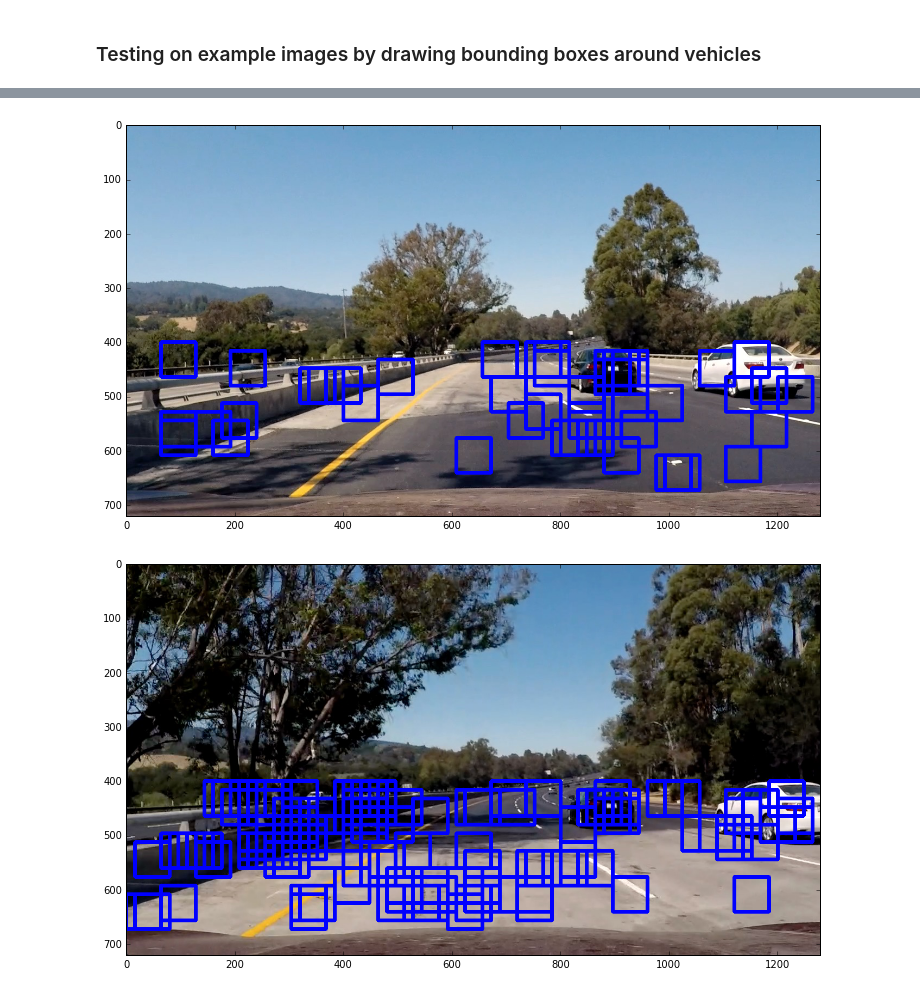
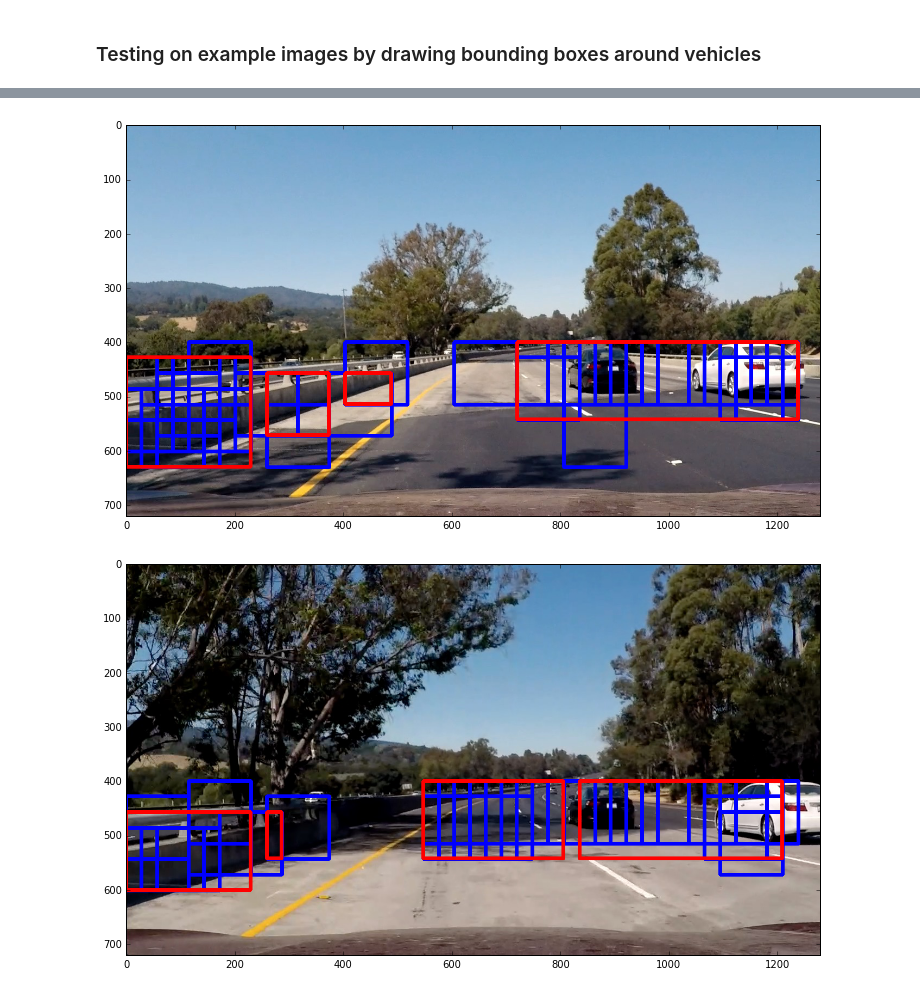
Before and after one commit to da-phil/SDC-vehicle-detection-and-tracking, a Jupyter notebook: vehicle_detection_and_tracking.ipynb, the cells around one changed output, grey strips where cells are left out. Cells and saved outputs as stored; diff of their text form; code cells hidden in the pictures.

```diff
--- a/vehicle_detection_and_tracking.ipynb
+++ b/vehicle_detection_and_tracking.ipynb
@@ -466,2 +491,12 @@ Feature vector length: 6108
 # %% [markdown]
 ### Training classifier and testing accuracy on test set
+# %%
+from sklearn import linear_model
+
+# Use a linear SVC
+svc = LinearSVC(C=10.0)
+# Check the training time for the SVC
+t=time.time()
+svc.fit(X_train, y_train)
+t2 = time.time()
+print("It took {:0.2f} seconds to train SVC...".format(t2-t))
@@ -467,0 +505,7 @@ Feature vector length: 6108
+# %%
+svc_rbf = SVC(kernel="rbf", cache_size=3e3)
+# Check the training time for the SVC
+t=time.time()
+svc_rbf.fit(X_train, y_train)
+t2 = time.time()
+print("It took {:0.2f} seconds to train SVC_rbf...".format(t2-t))
@@ -468 +514,7 @@ Feature vector length: 6108
+# %%
+clf = linear_model.SGDClassifier(max_iter=500, n_jobs=-1, loss="hinge", alpha=0.01, fit_intercept=True)
+t=time.time()
+clf.fit(X_train, y_train)
+t2 = time.time()
+print("It took {:0.2f} seconds to train SGDClassifier...".format(t2-t))
 # %%
@@ -497,11 +595,23 @@ It took 0.0013 seconds to predict 10 labels with SVC
 # %% [markdown]
 ### Testing on example images by drawing bounding boxes around vehicles
 # %%
+y_start_stop = [400, 700] # Min and max in y to search in slide_window()
+scale        = 1.8
+
 image_names = glob.glob(path_test_imgs+"*.jpg")
+
 for image_name in image_names:
     image = mpimg.imread(image_name)
-    out_img, bboxes = find_cars(image, colorspace, y_start_stop, scale, svc, X_scaler, orient, pix_per_cell, cell_per_block, spatial_size, hist_bins)
+    if image_name.endswith(".png"):
+        image = image * 255.0
+        image = image.astype(np.uint8)
+
+    out_img, bboxes = find_cars(image, colorspace, y_start_stop, scale, clf, X_scaler, orient, pix_per_cell, cell_per_block,
+                                spatial_size, hist_bins, heatmap_filter=True)
+
+    draw_img = heatmap_filter(out_img, bboxes, thres=1.0, heat_clip=(0, 255), color=(255,0,0))
+
     fig = plt.figure(figsize=(13,7))
-    plt.imshow(out_img)
+    plt.imshow(draw_img)
     plt.show()
 # %% [output]
@@ -509,2 +619,2 @@ for image_name in image_names:
-[figure, old version]
+[figure, new version]
-[figure, old version]
+[figure, new version]
```
Also changed, not shown: parts of 9 cells of this notebook.
